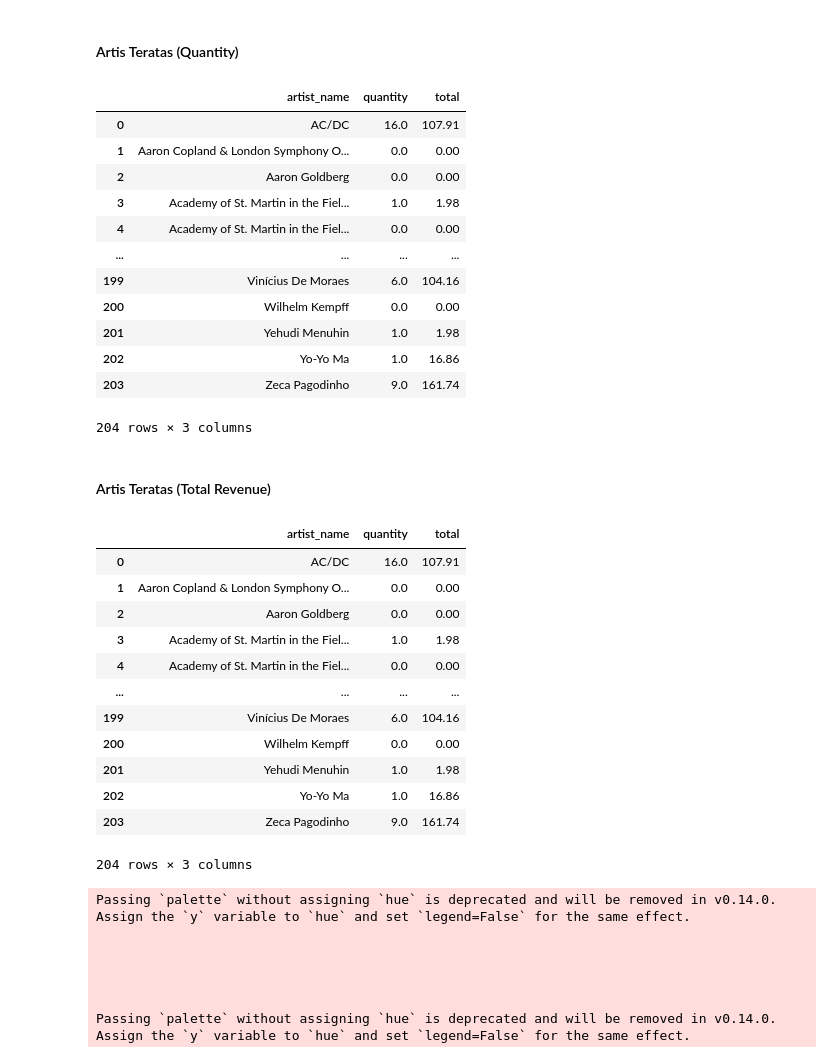
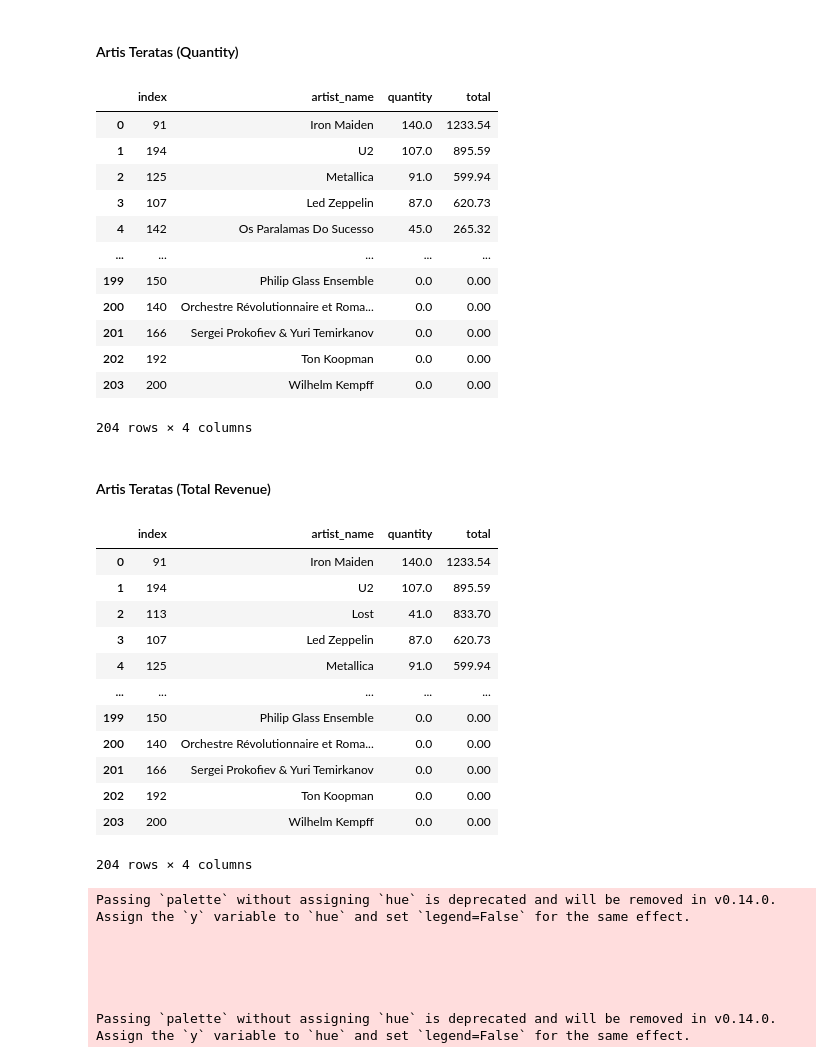
Before and after one commit to cciia/inkubasi-bedata, a Jupyter notebook: notebook.ipynb, the cells around one changed output. Drawn from its saved outputs; the diff is of its cells as text; code cells hidden in the pictures.

```diff
--- a/notebook.ipynb
+++ b/notebook.ipynb
@@ -1209,10 +1218,10 @@ track_popularity
 # TODO : gabungkan data track_popularity dengan df_invoice untuk mendapatkan informasi invoice_date dan customer
 track_popularity = track_popularity.merge(
     # TODO lengkapi kode berikut
-
-
-
-
+    df_invoice,
+    how='left',
+    on='invoice_id'
 )
-track_popularity
+track_popularity = track_popularity[['track_id', 'title', 'invoice_id', 'invoice_date', "customer_id"]]
+track_popularity.head()
 # %% [output]
@@ -1500,8 +1512,8 @@ plot_genre_quarter_2324.show()
 # TODO : buat agregasi/pivot table untuk mengetahui artist apa yang paling banyak terjual (quantity) dan memberikan kontribusi terbesar terhadap total revenue (total)
 top_artist = track_popularity.groupby('artist_name').agg({
     # TODO lengkapi kode di bawah ini
-
-
+    'quantity':'sum',
+    'total':'sum'
 }).reset_index()
 top_artist
 # %% [output]
@@ -1535,43 +1547,49 @@ track_popularity.describe()
 # %%
 # QUEST 16
 # TODO urutkan data top_artist berdasarkan quantity
-
-top_artist
+top_artist_sorted = (top_artist
+.sort_values(by='quantity', ascending=False)
+.reset_index()
+)
+top_artist_sorted
 # %% [output]
-|  | artist_name | quantity | total |
-| 0 | AC/DC | 16.0 | 107.91 |
-| 1 | Aaron Copland & London Symphony O... | 0.0 | 0.00 |
-| 2 | Aaron Goldberg | 0.0 | 0.00 |
-| 3 | Academy of St. Martin in the Fiel... | 1.0 | 1.98 |
-| 4 | Academy of St. Martin in the Fiel... | 0.0 | 0.00 |
-| ... | ... | ... | ... |
-| 199 | Vinícius De Moraes | 6.0 | 104.16 |
-| 200 | Wilhelm Kempff | 0.0 | 0.00 |
-| 201 | Yehudi Menuhin | 1.0 | 1.98 |
-| 202 | Yo-Yo Ma | 1.0 | 16.86 |
-| 203 | Zeca Pagodinho | 9.0 | 161.74 |
+|  | index | artist_name | quantity | total |
+| 0 | 91 | Iron Maiden | 140.0 | 1233.54 |
+| 1 | 194 | U2 | 107.0 | 895.59 |
+| 2 | 125 | Metallica | 91.0 | 599.94 |
+| 3 | 107 | Led Zeppelin | 87.0 | 620.73 |
+| 4 | 142 | Os Paralamas Do Sucesso | 45.0 | 265.32 |
+| ... | ... | ... | ... | ... |
+| 199 | 150 | Philip Glass Ensemble | 0.0 | 0.00 |
+| 200 | 140 | Orchestre Révolutionnaire et Roma... | 0.0 | 0.00 |
+| 201 | 166 | Sergei Prokofiev & Yuri Temirkanov | 0.0 | 0.00 |
+| 202 | 192 | Ton Koopman | 0.0 | 0.00 |
+| 203 | 200 | Wilhelm Kempff | 0.0 | 0.00 |
-204 rows × 3 columns
+204 rows × 4 columns
 # %% [markdown]
 #### Artis Teratas (Total Revenue)
 # %%
 # QUEST 17
 # TODO urutkan data top_artist berdasarkan total
-
-top_artist
+top_artist_sorted = (top_artist
+.sort_values(by='total', ascending=False)
+.reset_index()
+)
+top_artist_sorted
 # %% [output]
-|  | artist_name | quantity | total |
-| 0 | AC/DC | 16.0 | 107.91 |
-| 1 | Aaron Copland & London Symphony O... | 0.0 | 0.00 |
-| 2 | Aaron Goldberg | 0.0 | 0.00 |
-| 3 | Academy of St. Martin in the Fiel... | 1.0 | 1.98 |
-| 4 | Academy of St. Martin in the Fiel... | 0.0 | 0.00 |
-| ... | ... | ... | ... |
-| 199 | Vinícius De Moraes | 6.0 | 104.16 |
-| 200 | Wilhelm Kempff | 0.0 | 0.00 |
-| 201 | Yehudi Menuhin | 1.0 | 1.98 |
-| 202 | Yo-Yo Ma | 1.0 | 16.86 |
-| 203 | Zeca Pagodinho | 9.0 | 161.74 |
+|  | index | artist_name | quantity | total |
+| 0 | 91 | Iron Maiden | 140.0 | 1233.54 |
+| 1 | 194 | U2 | 107.0 | 895.59 |
+| 2 | 113 | Lost | 41.0 | 833.70 |
+| 3 | 107 | Led Zeppelin | 87.0 | 620.73 |
+| 4 | 125 | Metallica | 91.0 | 599.94 |
+| ... | ... | ... | ... | ... |
+| 199 | 150 | Philip Glass Ensemble | 0.0 | 0.00 |
+| 200 | 140 | Orchestre Révolutionnaire et Roma... | 0.0 | 0.00 |
+| 201 | 166 | Sergei Prokofiev & Yuri Temirkanov | 0.0 | 0.00 |
+| 202 | 192 | Ton Koopman | 0.0 | 0.00 |
+| 203 | 200 | Wilhelm Kempff | 0.0 | 0.00 |
-204 rows × 3 columns
+204 rows × 4 columns
 # %%
 fig, ax = plt.subplots(1, 2, figsize=(16, 6))
 sns.barplot(
```
Also changed, not shown: parts of 17 cells of this notebook.
